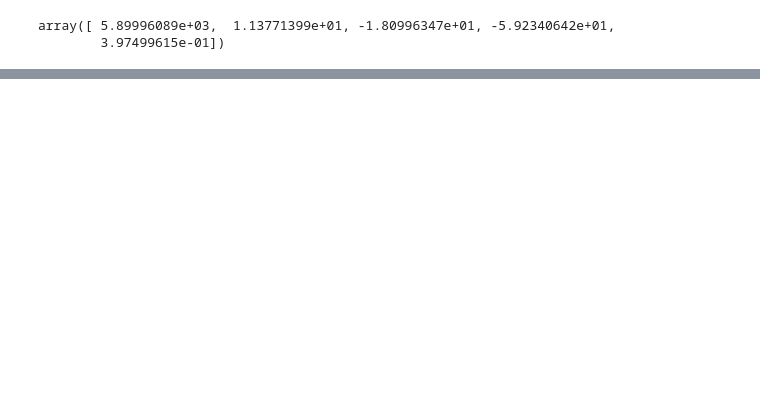
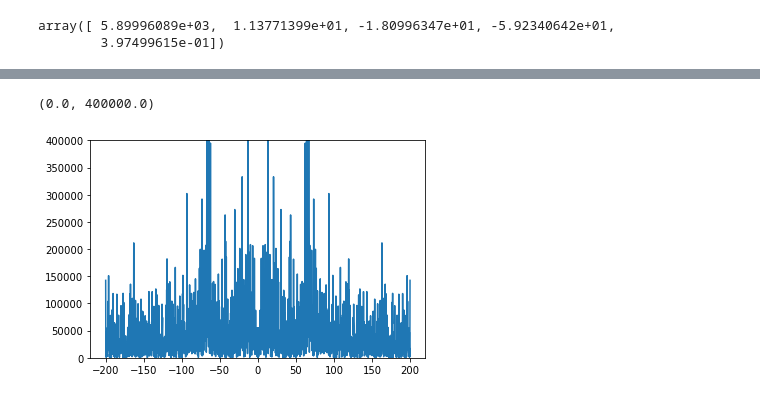
Before and after one commit to liuyiqiandrew/flexure_exp_proj, a Jupyter notebook: analysis/analysis.ipynb, the cells around one changed output, grey strips where cells are left out. Cells and saved outputs as stored; diff of their text form; code cells hidden in the pictures; blank space fills up the shorter version.

```diff
--- a/analysis/analysis.ipynb
+++ b/analysis/analysis.ipynb
@@ -44,0 +72,9 @@ array([ 5.89996089e+03,  1.13771399e+01, -1.80996347e+01, -5.92340642e+01,
+# %%
+ps = np.abs(np.fft.fft(clean_seg[:, 1] - clean_seg[:, 1].mean()))**2
+freqs = np.fft.fftfreq(clean_seg.shape[0], 1/400)
+idx = np.argsort(freqs)
+plt.plot(freqs[idx], ps[idx])
+plt.ylim(0, 4e5)
+# %% [output]
+(0.0, 400000.0)
+[figure, added]
```
Also changed, not shown: parts of 11 cells of this notebook, 13 other files.
